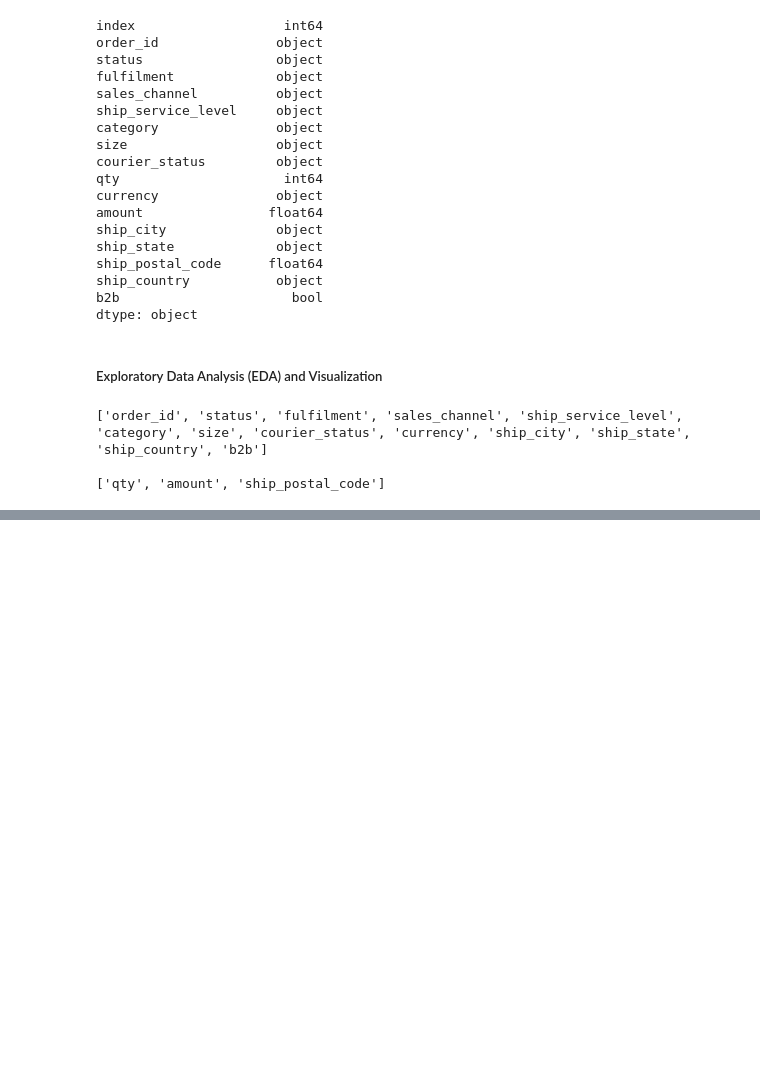
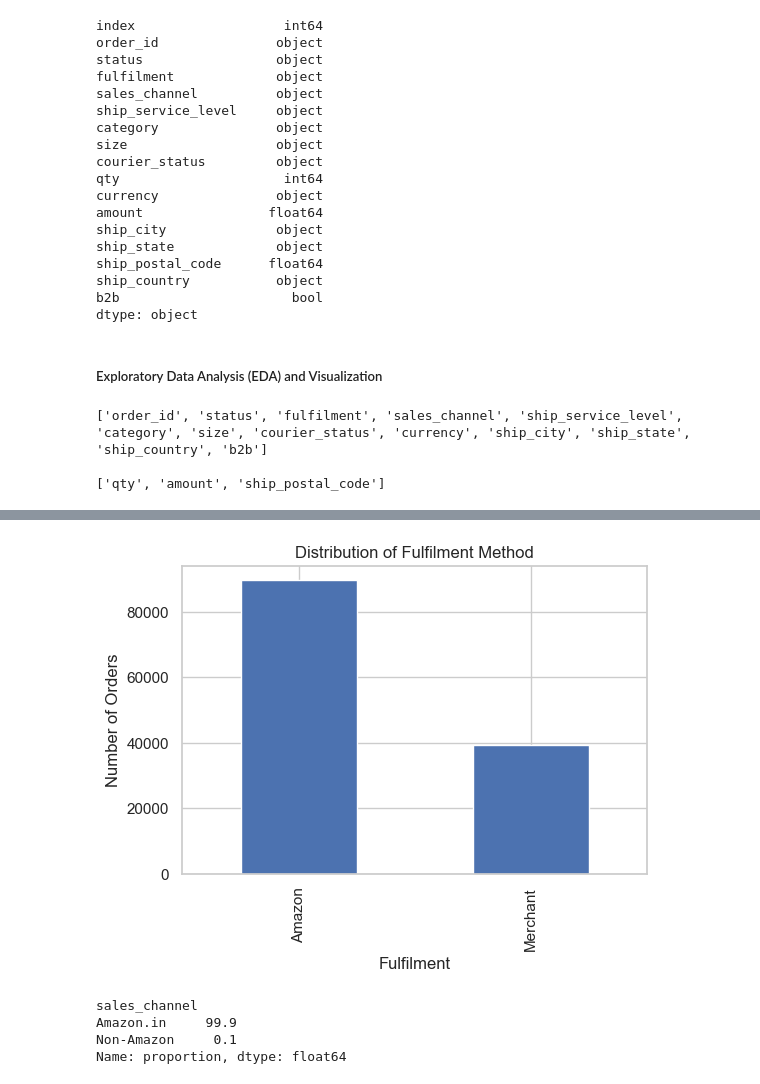
Before and after one commit to JayanthikaKrishnamoorthy/amazon-sales-data-analysis, a Jupyter notebook: Amazon_sales_report.ipynb, the cells around one changed output, grey strips where cells are left out. Saved outputs shown, nothing was run; the diff lists cells and outputs as text; code cells hidden in the pictures; blank space fills up the shorter version.

```diff
--- a/Amazon_sales_report.ipynb
+++ b/Amazon_sales_report.ipynb
@@ -363,0 +466,13 @@ print(numerical_cols)
+# %%
+fulfilment_counts = df['fulfilment'].value_counts()
+
+plt.figure(figsize=(6,4))
+fulfilment_counts.plot(kind='bar')
+
+plt.title("Distribution of Fulfilment Method")
+plt.xlabel("Fulfilment")
+plt.ylabel("Number of Orders")
+
+plt.show()
+# %% [output]
+[figure, added]
@@ -363,0 +484,7 @@ print(numerical_cols)
+# %%
+(df['sales_channel'].value_counts(normalize=True) * 100).round(2)
+# %% [output]
+sales_channel
+Amazon.in     99.9
+Non-Amazon     0.1
+Name: proportion, dtype: float64
```
Also changed, not shown: parts of 48 cells of this notebook, 1 other file.
